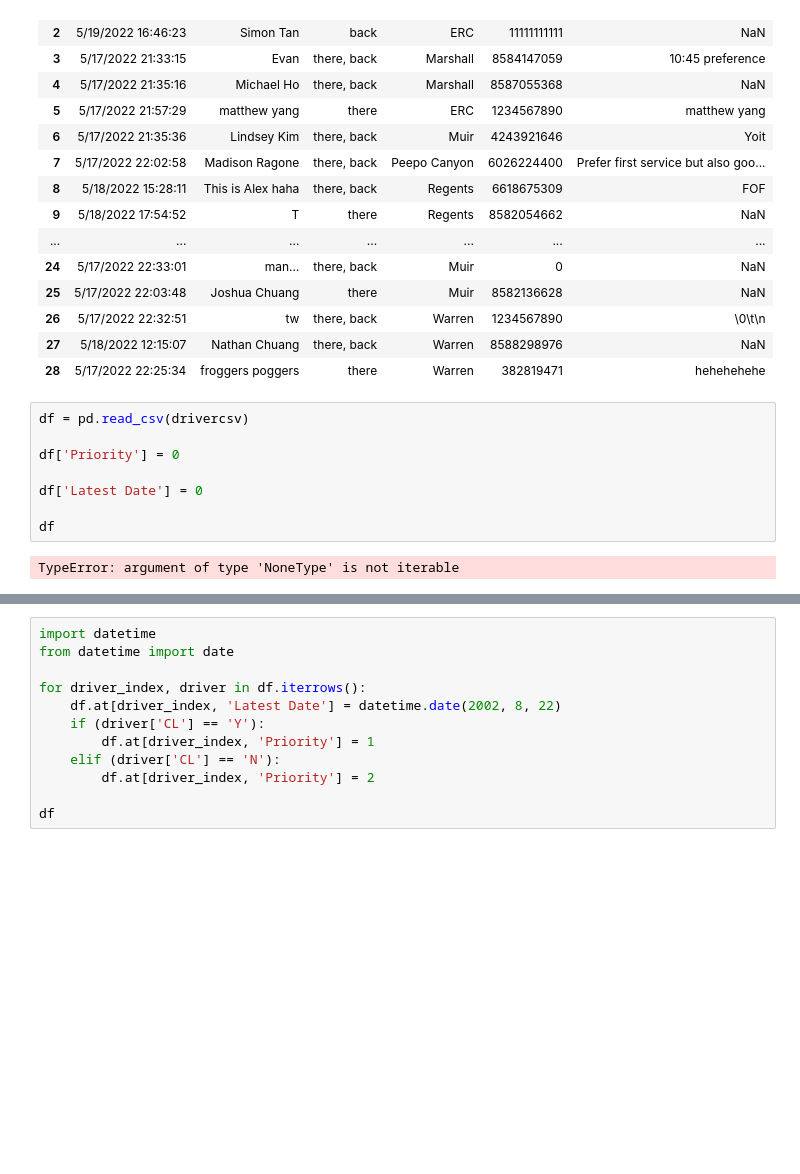
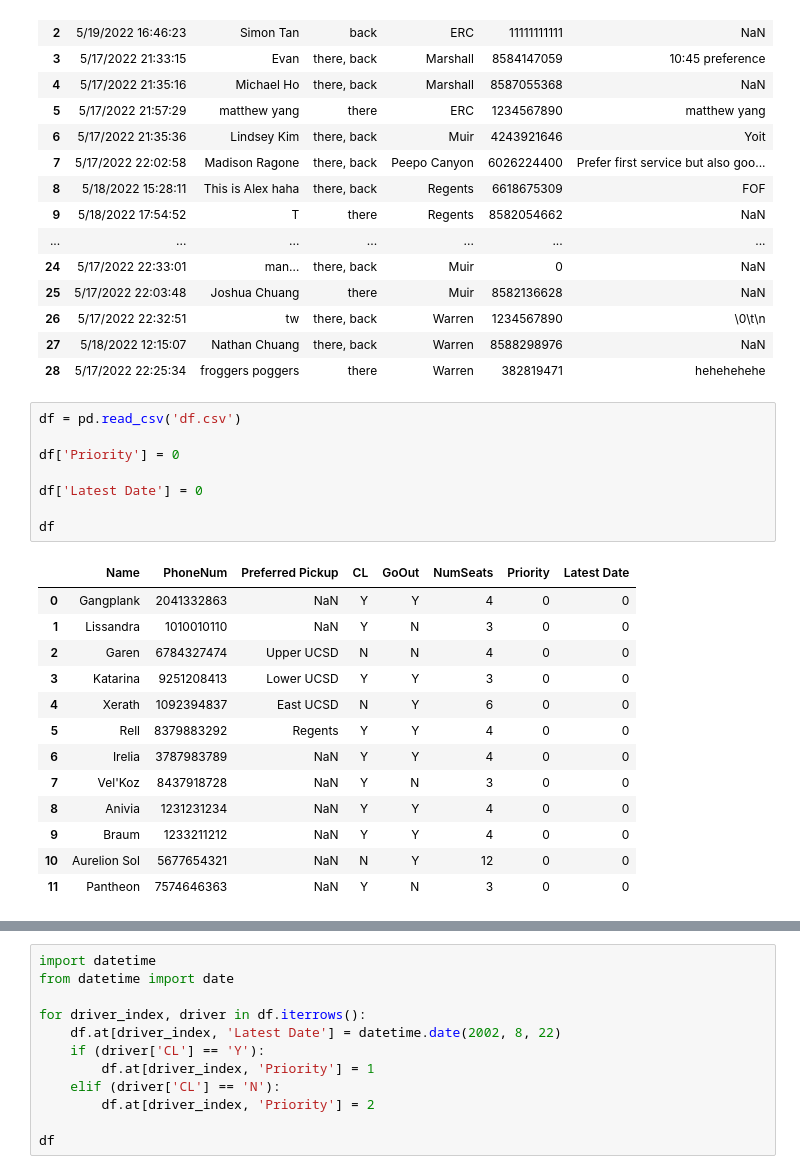
Before and after one commit to mYang25/CollegeLife-Rides-App, a Jupyter notebook: EwDataScience.ipynb, the cells around one changed output, grey strips where cells are left out. Saved outputs shown, nothing was run; the diff lists cells and outputs as text; blank space fills up the shorter version.

```diff
--- a/EwDataScience.ipynb
+++ b/EwDataScience.ipynb
@@ -32,12 +32,24 @@ rf
 | 27 | 5/18/2022 12:15:07 | Nathan Chuang | there, back | Warren | 8588298976 | NaN |
 | 28 | 5/17/2022 22:25:34 | froggers poggers | there | Warren | 382819471 | hehehehehe |
 # %%
-df = pd.read_csv(drivercsv)
+df = pd.read_csv('df.csv')
 
 df['Priority'] = 0
 
 df['Latest Date'] = 0
 
 df
 # %% [output]
-TypeError: argument of type 'NoneType' is not iterable
+|  | Name | PhoneNum | Preferred Pickup | CL | GoOut | NumSeats | Priority | Latest Date |
+| 0 | Gangplank | 2041332863 | NaN | Y | Y | 4 | 0 | 0 |
+| 1 | Lissandra | 1010010110 | NaN | Y | N | 3 | 0 | 0 |
+| 2 | Garen | 6784327474 | Upper UCSD | N | N | 4 | 0 | 0 |
+| 3 | Katarina | 9251208413 | Lower UCSD | Y | Y | 3 | 0 | 0 |
+| 4 | Xerath | 1092394837 | East UCSD | N | Y | 6 | 0 | 0 |
+| 5 | Rell | 8379883292 | Regents | Y | Y | 4 | 0 | 0 |
+| 6 | Irelia | 3787983789 | NaN | Y | Y | 4 | 0 | 0 |
+| 7 | Vel'Koz | 8437918728 | NaN | Y | N | 3 | 0 | 0 |
+| 8 | Anivia | 1231231234 | NaN | Y | Y | 4 | 0 | 0 |
+| 9 | Braum | 1233211212 | NaN | Y | Y | 4 | 0 | 0 |
+| 10 | Aurelion Sol | 5677654321 | NaN | N | Y | 12 | 0 | 0 |
+| 11 | Pantheon | 7574646363 | NaN | Y | N | 3 | 0 | 0 |
```
Also changed, not shown: parts of 2 cells of this notebook, 1 other file.
